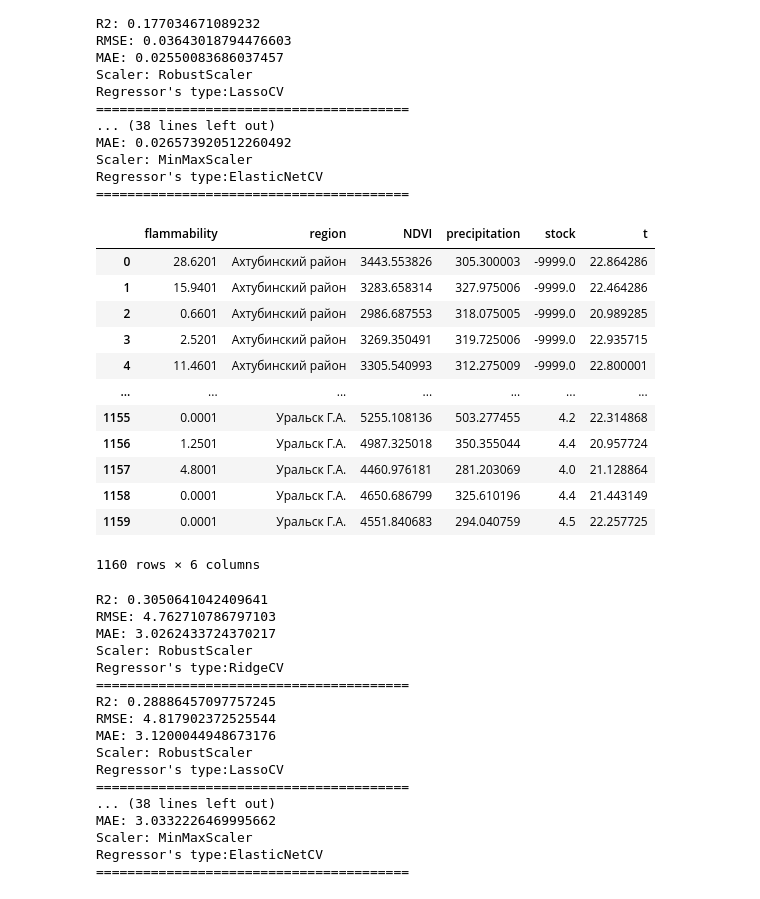
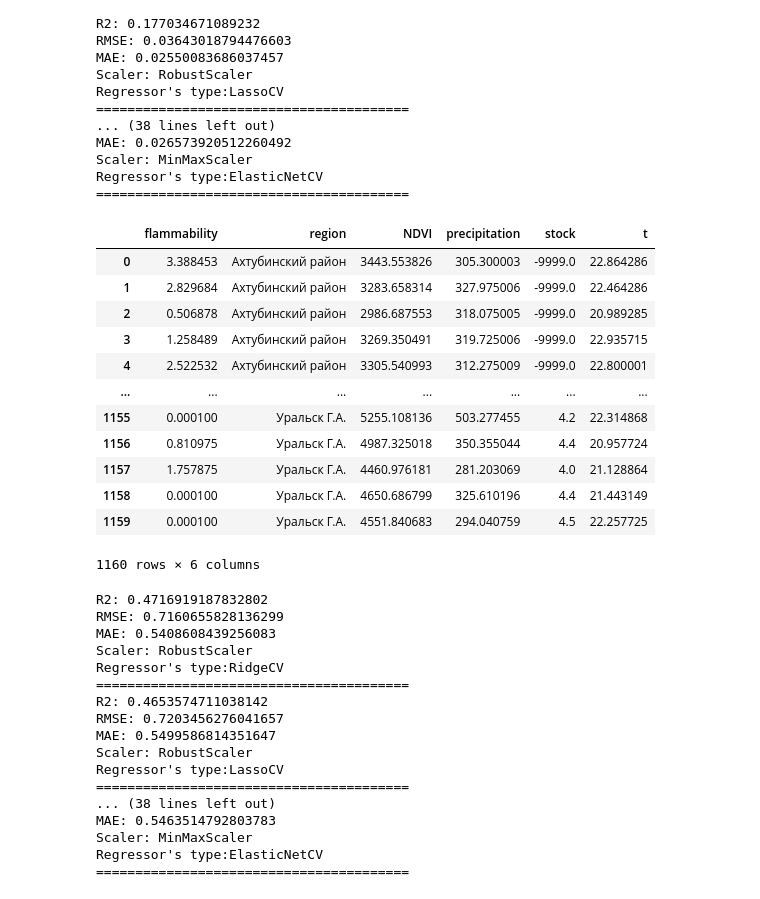
Before and after one commit to grannycola/my_projects, a Jupyter notebook: project/Горимость по регионам.ipynb, the cells around one changed output. Drawn from its saved outputs; the diff is of its cells as text; code cells hidden in the pictures.

```diff
--- a/project/Горимость по регионам.ipynb
+++ b/project/Горимость по регионам.ipynb
@@ -158,30 +158,31 @@ output5 = output5.drop(['level_0'], axis=1)
 # %%
 df = output1.merge(output2, on=['OSM_ID','year'])
 df = df.merge(output3, on=['OSM_ID','year'])
 df = df.merge(output4, on=['OSM_ID','year'])
 df = df.merge(output5, on=['OSM_ID','year'])
 df.to_csv('out.csv', index=False)
 df = df.fillna(-9999)
 df = df.drop(['OSM_ID', 'year'], axis=1)
 
 df = df.replace(to_replace=r',', value='.', regex=True)
 
 df = df.astype({'flammability':'float64', 'stock':'float64','t':'float64', 'NDVI':'float64', 'precipitation':'float64'})
-df['flammability'] = df['flammability'] + 0.0001
+df['flammability'] =  df['flammability'] + 0.0001
+df['flammability'] = np.log1p(df['flammability'])
 df
 # %% [output]
 |  | flammability | region | NDVI | precipitation | stock | t |
-| 0 | 28.6201 | Ахтубинский район | 3443.553826 | 305.300003 | -9999.0 | 22.864286 |
-| 1 | 15.9401 | Ахтубинский район | 3283.658314 | 327.975006 | -9999.0 | 22.464286 |
-| 2 | 0.6601 | Ахтубинский район | 2986.687553 | 318.075005 | -9999.0 | 20.989285 |
-| 3 | 2.5201 | Ахтубинский район | 3269.350491 | 319.725006 | -9999.0 | 22.935715 |
-| 4 | 11.4601 | Ахтубинский район | 3305.540993 | 312.275009 | -9999.0 | 22.800001 |
+| 0 | 3.388453 | Ахтубинский район | 3443.553826 | 305.300003 | -9999.0 | 22.864286 |
+| 1 | 2.829684 | Ахтубинский район | 3283.658314 | 327.975006 | -9999.0 | 22.464286 |
+| 2 | 0.506878 | Ахтубинский район | 2986.687553 | 318.075005 | -9999.0 | 20.989285 |
+| 3 | 1.258489 | Ахтубинский район | 3269.350491 | 319.725006 | -9999.0 | 22.935715 |
+| 4 | 2.522532 | Ахтубинский район | 3305.540993 | 312.275009 | -9999.0 | 22.800001 |
 | ... | ... | ... | ... | ... | ... | ... |
-| 1155 | 0.0001 | Уральск Г.А. | 5255.108136 | 503.277455 | 4.2 | 22.314868 |
-| 1156 | 1.2501 | Уральск Г.А. | 4987.325018 | 350.355044 | 4.4 | 20.957724 |
-| 1157 | 4.8001 | Уральск Г.А. | 4460.976181 | 281.203069 | 4.0 | 21.128864 |
-| 1158 | 0.0001 | Уральск Г.А. | 4650.686799 | 325.610196 | 4.4 | 21.443149 |
-| 1159 | 0.0001 | Уральск Г.А. | 4551.840683 | 294.040759 | 4.5 | 22.257725 |
+| 1155 | 0.000100 | Уральск Г.А. | 5255.108136 | 503.277455 | 4.2 | 22.314868 |
+| 1156 | 0.810975 | Уральск Г.А. | 4987.325018 | 350.355044 | 4.4 | 20.957724 |
+| 1157 | 1.757875 | Уральск Г.А. | 4460.976181 | 281.203069 | 4.0 | 21.128864 |
+| 1158 | 0.000100 | Уральск Г.А. | 4650.686799 | 325.610196 | 4.4 | 21.443149 |
+| 1159 | 0.000100 | Уральск Г.А. | 4551.840683 | 294.040759 | 4.5 | 22.257725 |
 1160 rows × 6 columns
 # %%
 enc = OneHotEncoder()
@@ -215,20 +216,20 @@ for scaler in scalers:
         print('Regressor\'s type:' + regressor.__class__.__name__)
         print('==' * 20)
 # %% [output]
-R2: 0.3050641042409641
-RMSE: 4.762710786797103
-MAE: 3.0262433724370217
+R2: 0.4716919187832802
+RMSE: 0.7160655828136299
+MAE: 0.5408608439256083
 Scaler: RobustScaler
 Regressor's type:RidgeCV
 ========================================
-R2: 0.28886457097757245
-RMSE: 4.817902372525544
-MAE: 3.1200044948673176
+R2: 0.4653574711038142
+RMSE: 0.7203456276041657
+MAE: 0.5499586814351647
 Scaler: RobustScaler
 Regressor's type:LassoCV
 ========================================
 ... (38 lines left out)
-MAE: 3.0332226469995662
+MAE: 0.5463514792803783
 Scaler: MinMaxScaler
 Regressor's type:ElasticNetCV
 ========================================
```
Also changed, not shown: parts of 3 cells of this notebook, 6 other files.
